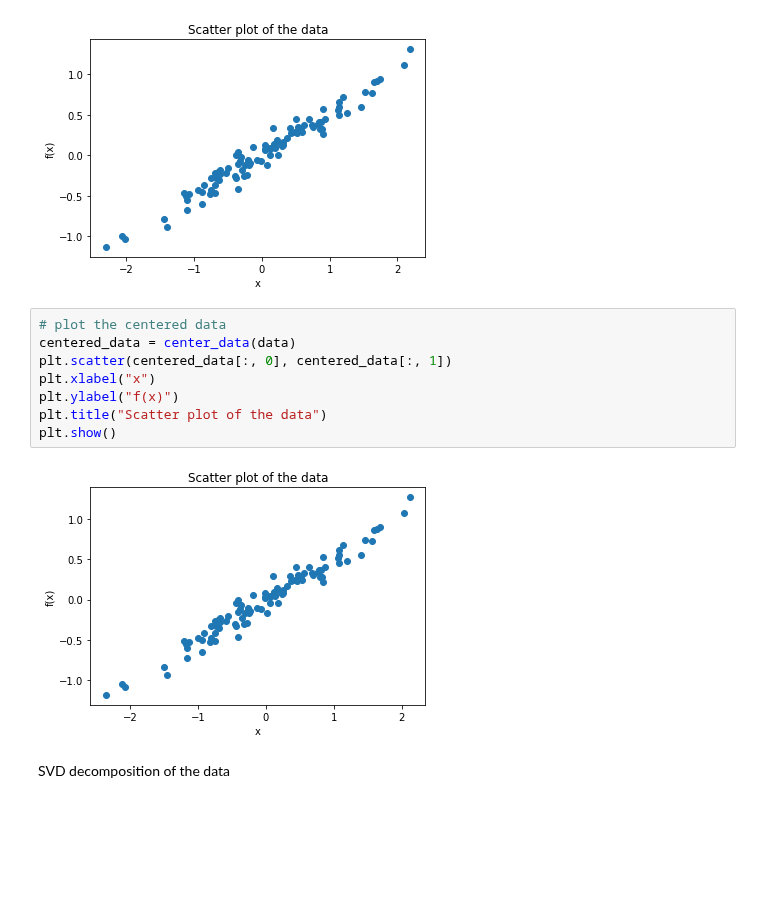
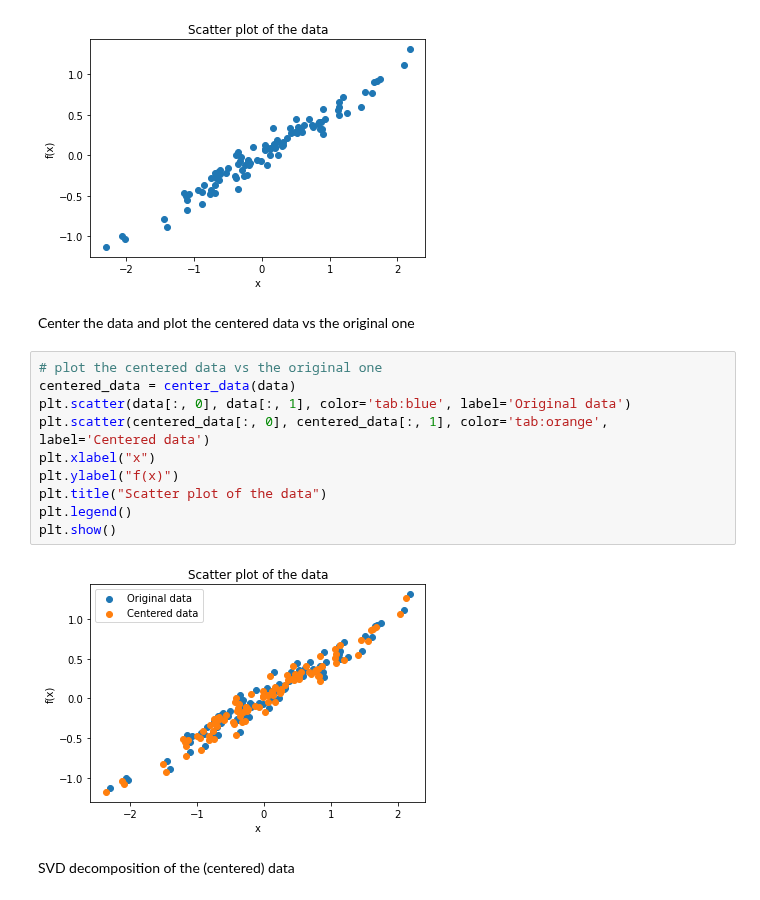
Before and after one commit to AlexPasqua/MLCMS-exercises, a Jupyter notebook: EX4/task1.ipynb, the cells around one changed output. Drawn from its saved outputs; the diff is of its cells as text; blank space fills up the shorter version.

```diff
--- a/EX4/task1.ipynb
+++ b/EX4/task1.ipynb
@@ -18,17 +18,21 @@ plt.title("Scatter plot of the data")
 plt.show()
 # %% [output]
 [figure]
+# %% [markdown]
+Center the data and plot the centered data vs the original one
 # %%
-# plot the centered data
+# plot the centered data vs the original one
 centered_data = center_data(data)
-plt.scatter(centered_data[:, 0], centered_data[:, 1])
+plt.scatter(data[:, 0], data[:, 1], color='tab:blue', label='Original data')
+plt.scatter(centered_data[:, 0], centered_data[:, 1], color='tab:orange', label='Centered data')
 plt.xlabel("x")
 plt.ylabel("f(x)")
 plt.title("Scatter plot of the data")
+plt.legend()
 plt.show()
 # %% [output]
-[figure, old version]
+[figure, new version]
 # %% [markdown]
-SVD decomposition of the data
+SVD decomposition of the (centered) data
 # %%
 # SVD decomposition
```
Also changed, not shown: parts of 6 cells of this notebook, 1 other file.
